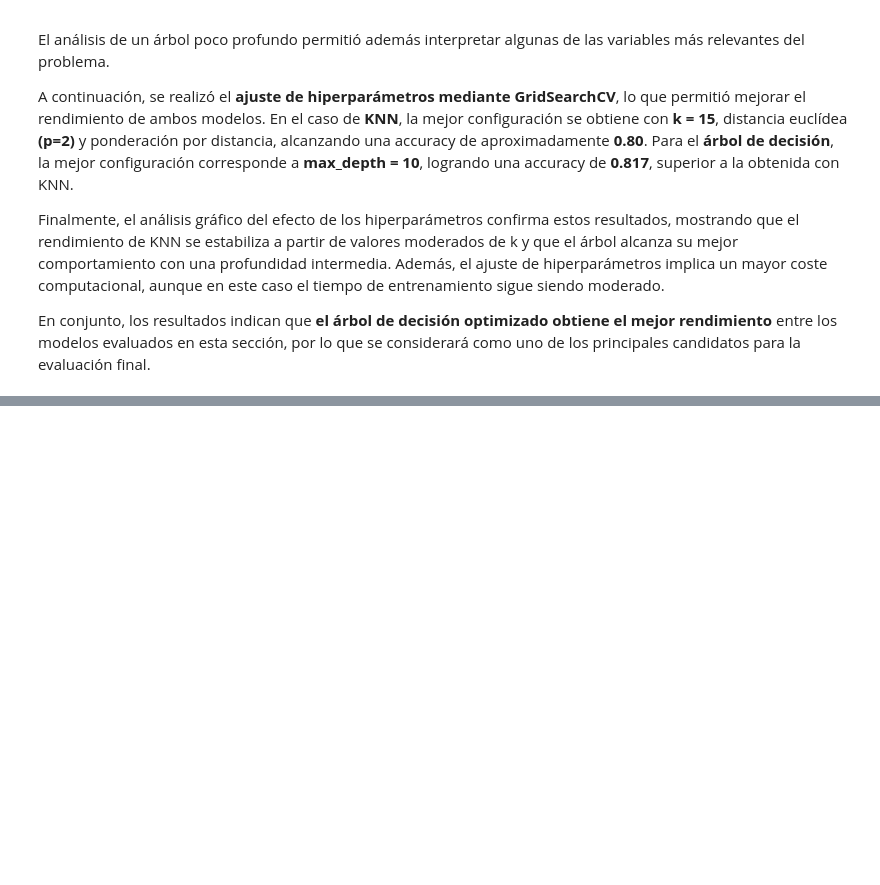
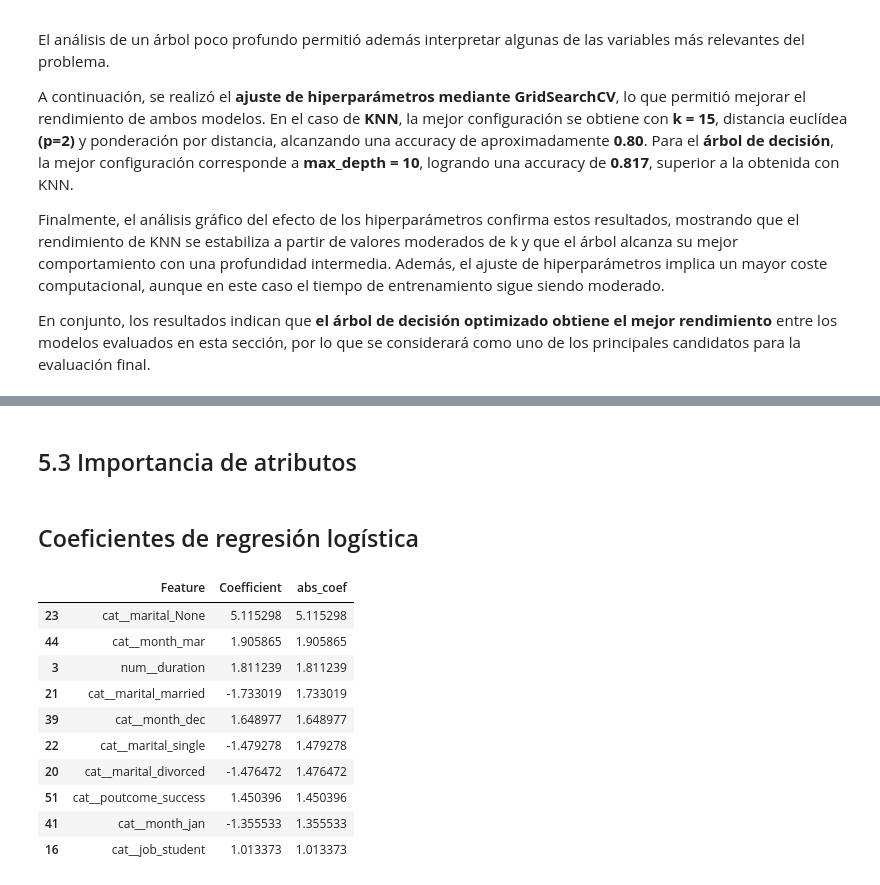
Before and after one commit to 100495785/Grupo17_Practica1, a Jupyter notebook: EDA_Practica1.ipynb, the cells around one changed output, grey strips where cells are left out. Saved outputs shown, nothing was run; the diff lists cells and outputs as text; code cells hidden in the pictures; blank space fills up the shorter version.

```diff
--- a/EDA_Practica1.ipynb
+++ b/EDA_Practica1.ipynb
@@ -1019,0 +1334,35 @@ En conjunto, los resultados indican que **el árbol de decisión optimizado obti
+# %% [markdown]
+## 5.3 Importancia de atributos
+# %% [markdown]
+## Coeficientes de regresión logística
+# %%
+best_logreg = grid_logreg.best_estimator_
+
+best_logreg.fit(X_train, y_train)
+
+feature_names = best_logreg.named_steps["preprocessor"].get_feature_names_out()
+
+coefficients = best_logreg.named_steps["clf"].coef_[0]
+
+importance_df = pd.DataFrame({
+    "Feature": feature_names,
+    "Coefficient": coefficients
+})
+
+importance_df["abs_coef"] = importance_df["Coefficient"].abs()
+
+importance_df = importance_df.sort_values("abs_coef", ascending=False)
+
+importance_df.head(10)
+# %% [output]
+|  | Feature | Coefficient | abs_coef |
+| 23 | cat__marital_None | 5.115298 | 5.115298 |
+| 44 | cat__month_mar | 1.905865 | 1.905865 |
+| 3 | num__duration | 1.811239 | 1.811239 |
+| 21 | cat__marital_married | -1.733019 | 1.733019 |
+| 39 | cat__month_dec | 1.648977 | 1.648977 |
+| 22 | cat__marital_single | -1.479278 | 1.479278 |
+| 20 | cat__marital_divorced | -1.476472 | 1.476472 |
+| 51 | cat__poutcome_success | 1.450396 | 1.450396 |
+| 41 | cat__month_jan | -1.355533 | 1.355533 |
+| 16 | cat__job_student | 1.013373 | 1.013373 |
```
Also changed, not shown: parts of 48 cells of this notebook.
